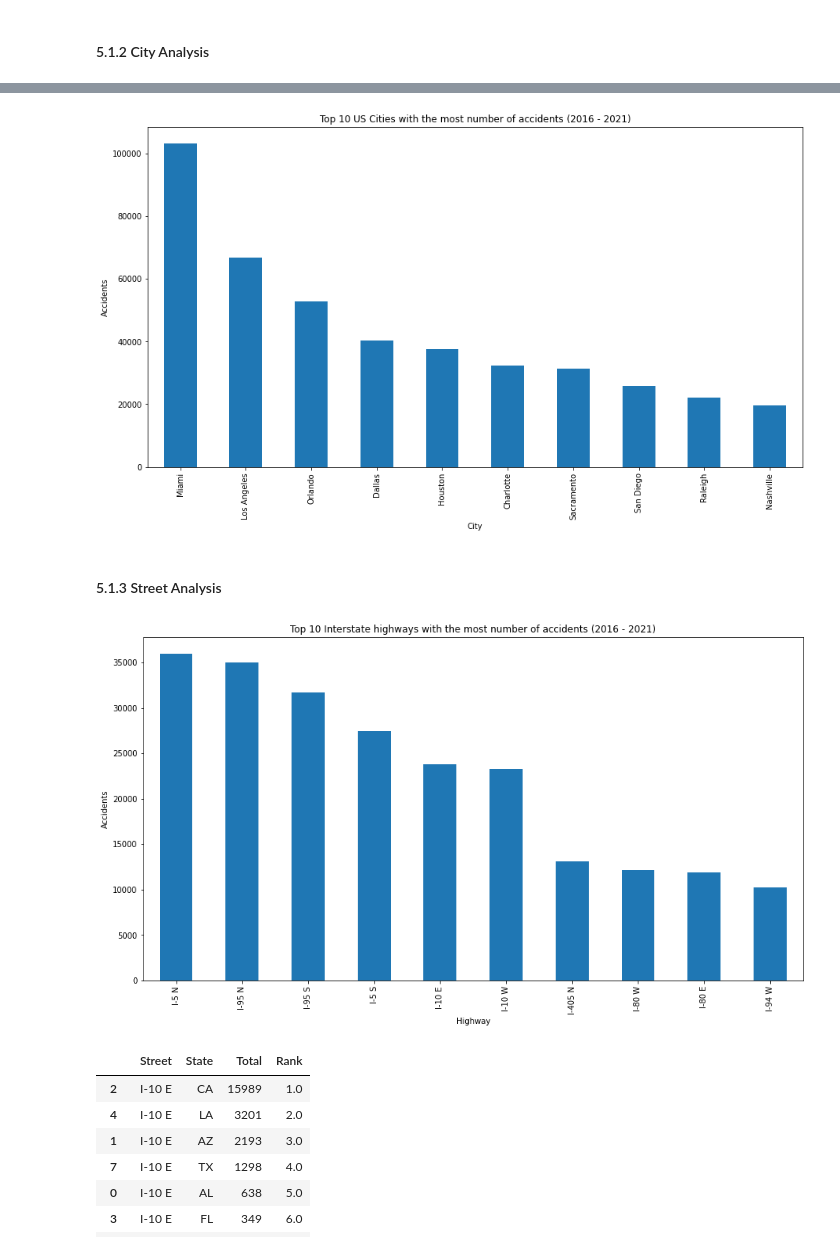
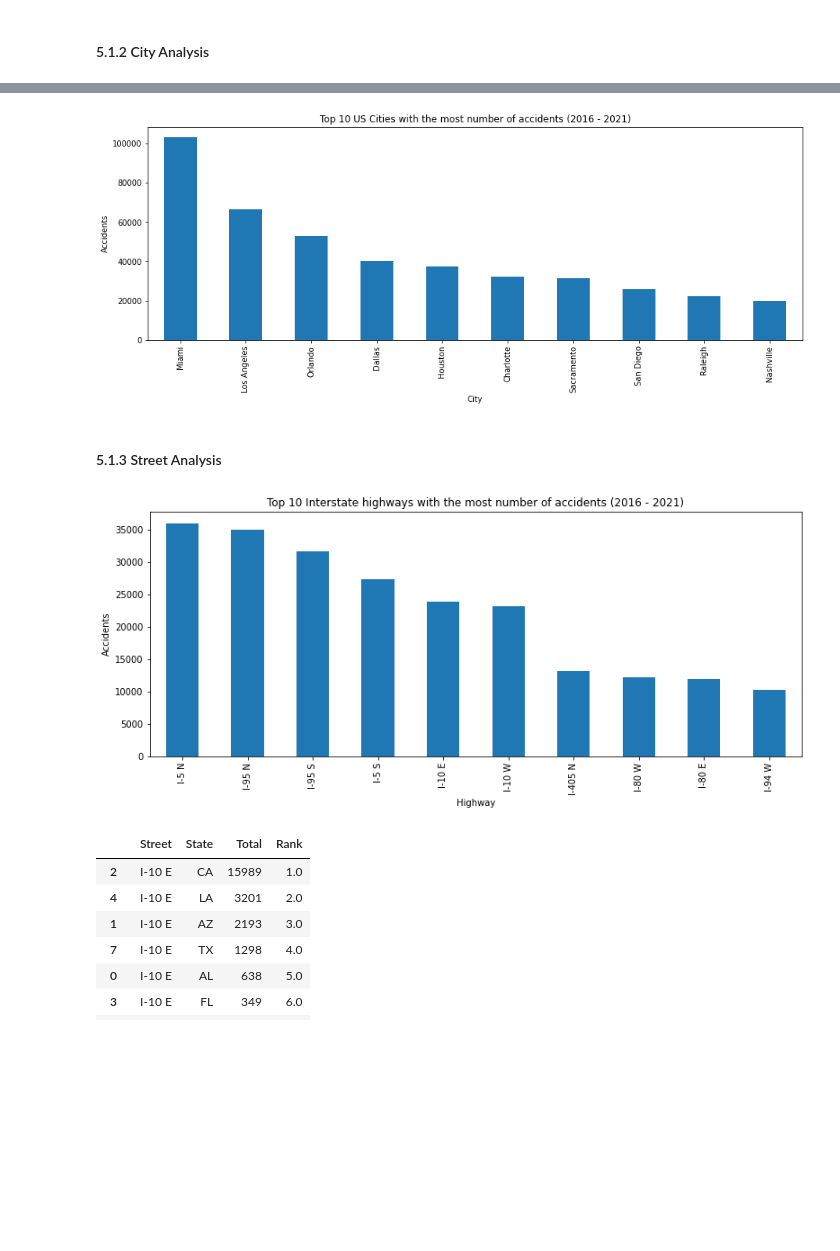
Before and after one commit to lyubol/Exploratory-Data-Analysis, a Jupyter notebook: EDA - US Accidents/US Accidents-checkpoint.ipynb, the cells around one changed output, grey strips where cells are left out. Drawn from its saved outputs; the diff is of its cells as text; code cells hidden in the pictures; blank space fills up the shorter version.

```diff
--- a/EDA - US Accidents/US Accidents-checkpoint.ipynb
+++ b/EDA - US Accidents/US Accidents-checkpoint.ipynb
@@ -399,12 +403,12 @@ plt.show()
 # %%
 df["City"].value_counts().nlargest(10).plot(
     kind="bar",
-    figsize=(15,8),
+    figsize=(15,5),
     title = "Top 10 US Cities with the most number of accidents (2016 - 2021)",
     xlabel = "City",
     ylabel = "Accidents"
 )
 
 plt.show()
 # %% [output]
-[figure, old version]
+[figure, new version]
@@ -425,7 +431,7 @@ df_top_streets["Percent"] = (
 # %%
 df_top_streets["Total"].nlargest(10).plot(
     kind="bar",
-    figsize=(15,8),
+    figsize=(13,5),
     title = "Top 10 Interstate highways with the most number of accidents (2016 - 2021)",
     xlabel = "Highway",
     ylabel = "Accidents"
@@ -433,7 +439,7 @@ df_top_streets["Total"].nlargest(10).plot(
 
 plt.show()
 # %% [output]
-[figure, old version]
+[figure, new version]
 # %%
 """
 This cell is looking for:
```
Also changed, not shown: parts of 24 cells of this notebook.
